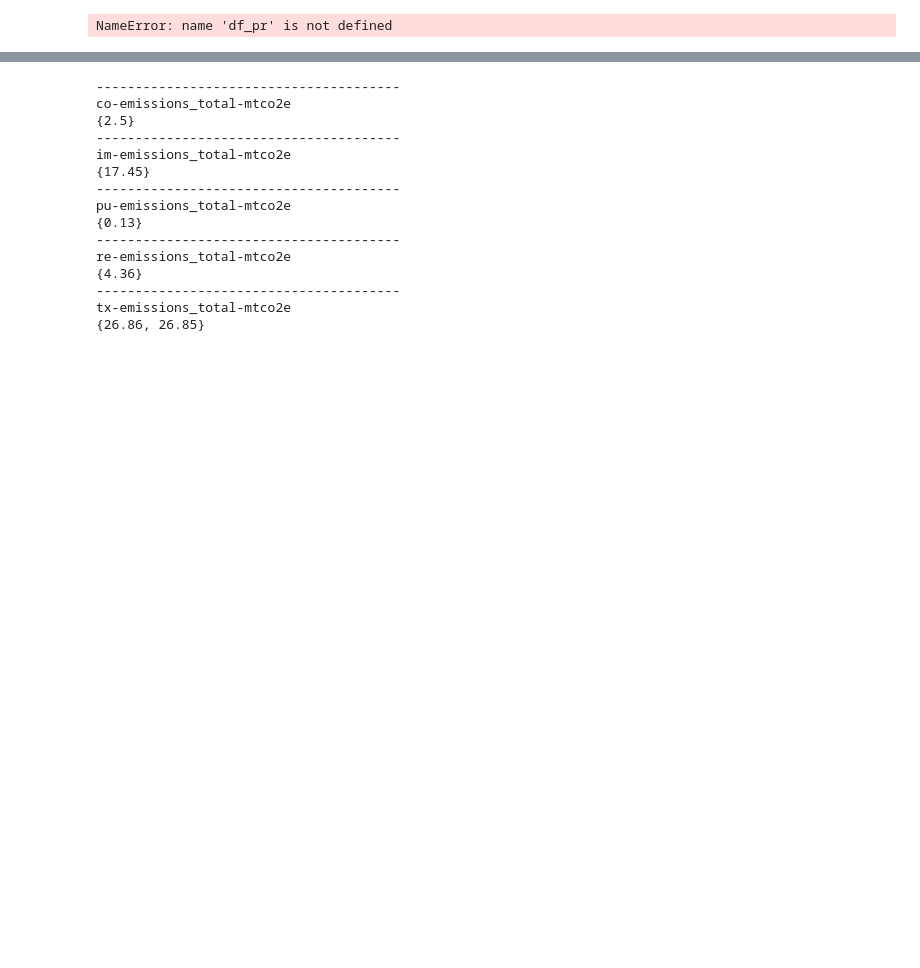
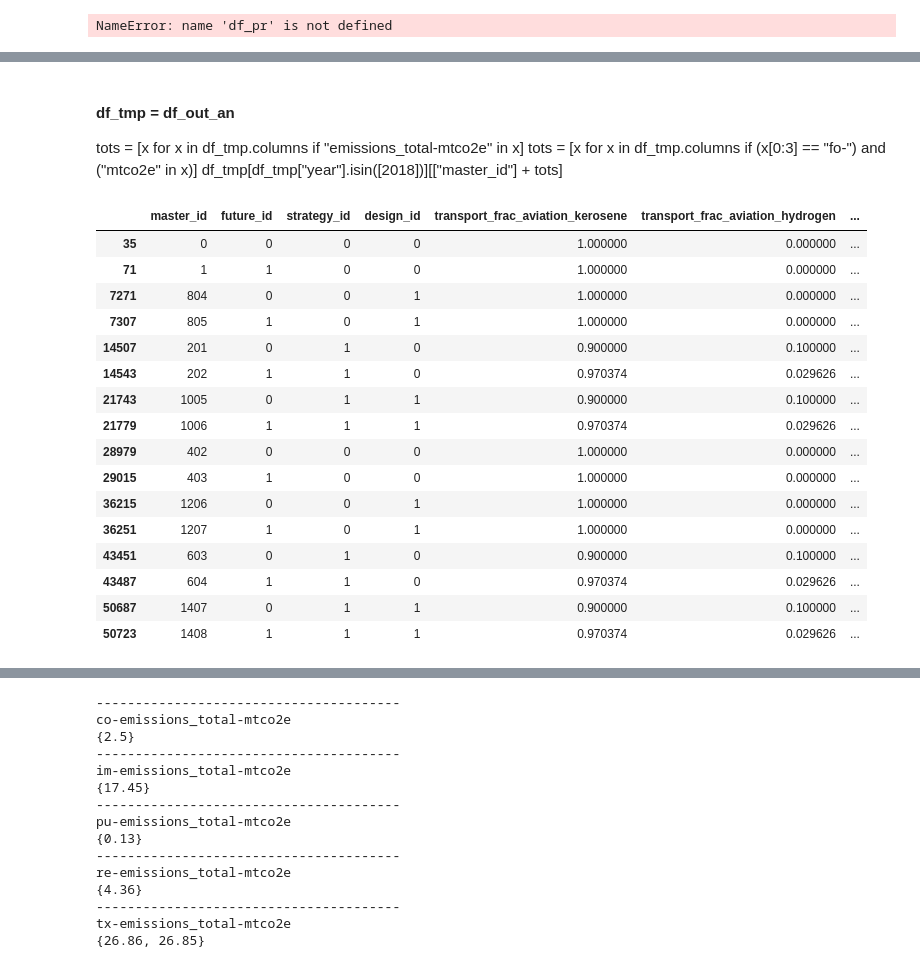
Before and after one commit to emolinaperez/MultiSector_LTS_Chile, a Jupyter notebook: python/integrate_designs_kluge_20210130.ipynb, the cells around one changed output, grey strips where cells are left out. Cells and saved outputs as stored; diff of their text form; code cells hidden in the pictures; blank space fills up the shorter version.

```diff
--- a/python/integrate_designs_kluge_20210130.ipynb
+++ b/python/integrate_designs_kluge_20210130.ipynb
@@ -494,0 +594,28 @@ mas_ndcp = set(df_mas[df_mas["strategy_id"].isin([0])]["master_id"])
+# %% [markdown]
+#### df_tmp = df_out_an
+tots = [x for x in df_tmp.columns if "emissions_total-mtco2e" in x]
+tots = [x for x in df_tmp.columns if (x[0:3] == "fo-") and ("mtco2e" in x)]
+df_tmp[df_tmp["year"].isin([2018])][["master_id"] + tots]
+# %%
+field = ["transport_frac_aviation_kerosene", "transport_frac_aviation_hydrogen", "nueva_cap_recuperacion", "copper_heat_diesel", "copper_heat_solar"]
+
+fields = [(x + "_id") for x in ["master", "future", "strategy", "design"]] + field
+df_ed[(df_ed["year"].isin([2050])) & (df_ed["master_id"].isin(mas_fut))][fields]
+# %% [output]
+|  | master_id | future_id | strategy_id | design_id | transport_frac_aviation_kerosene | transport_frac_aviation_hydrogen | ... |
+| 35 | 0 | 0 | 0 | 0 | 1.000000 | 0.000000 | ... |
+| 71 | 1 | 1 | 0 | 0 | 1.000000 | 0.000000 | ... |
+| 7271 | 804 | 0 | 0 | 1 | 1.000000 | 0.000000 | ... |
+| 7307 | 805 | 1 | 0 | 1 | 1.000000 | 0.000000 | ... |
+| 14507 | 201 | 0 | 1 | 0 | 0.900000 | 0.100000 | ... |
+| 14543 | 202 | 1 | 1 | 0 | 0.970374 | 0.029626 | ... |
+| 21743 | 1005 | 0 | 1 | 1 | 0.900000 | 0.100000 | ... |
+| 21779 | 1006 | 1 | 1 | 1 | 0.970374 | 0.029626 | ... |
+| 28979 | 402 | 0 | 0 | 0 | 1.000000 | 0.000000 | ... |
+| 29015 | 403 | 1 | 0 | 0 | 1.000000 | 0.000000 | ... |
+| 36215 | 1206 | 0 | 0 | 1 | 1.000000 | 0.000000 | ... |
+| 36251 | 1207 | 1 | 0 | 1 | 1.000000 | 0.000000 | ... |
+| 43451 | 603 | 0 | 1 | 0 | 0.900000 | 0.100000 | ... |
+| 43487 | 604 | 1 | 1 | 0 | 0.970374 | 0.029626 | ... |
+| 50687 | 1407 | 0 | 1 | 1 | 0.900000 | 0.100000 | ... |
+| 50723 | 1408 | 1 | 1 | 1 | 0.970374 | 0.029626 | ... |
```
Also changed, not shown: parts of 16 cells of this notebook, 7 other files.
